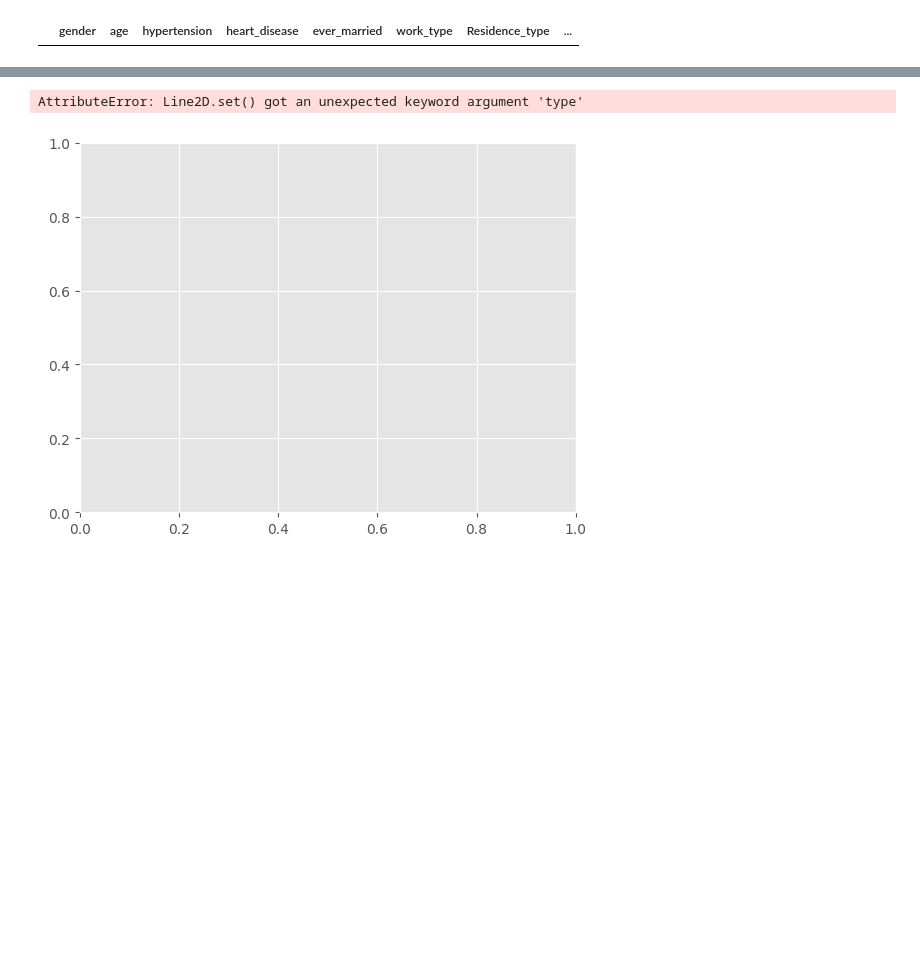
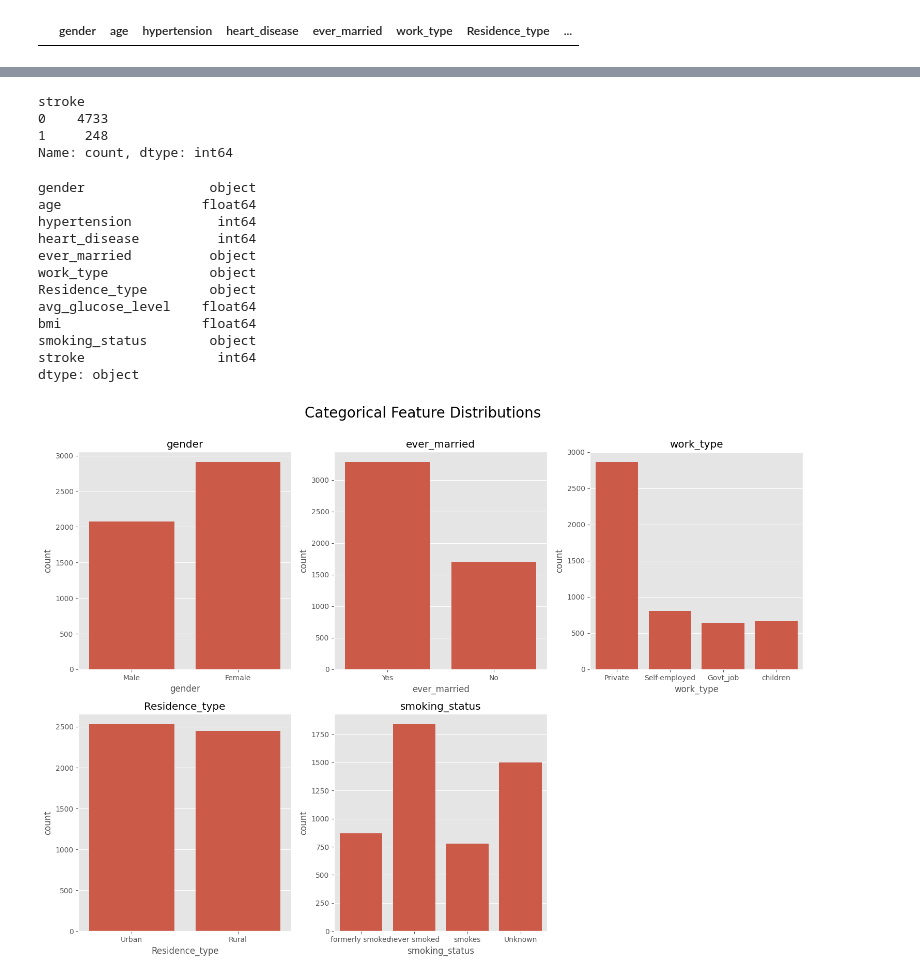
Before and after one commit to Shaun-L/Stroke_Prediction, a Jupyter notebook: stroke.ipynb, the cells around one changed output, grey strips where cells are left out. Saved outputs shown, nothing was run; the diff lists cells and outputs as text; code cells hidden in the pictures; blank space fills up the shorter version.

```diff
--- a/stroke.ipynb
+++ b/stroke.ipynb
@@ -54,5 +78,48 @@ df.loc[df.duplicated()]
+# %%
+df['stroke'].value_counts() # very imbalanced
+# %% [output]
+stroke
+0    4733
+1     248
+Name: count, dtype: int64
 # %%
-df.plot()
+df.dtypes
 # %% [output]
-AttributeError: Line2D.set() got an unexpected keyword argument 'type'
+gender                object
+age                  float64
+hypertension           int64
+heart_disease          int64
+ever_married          object
+work_type             object
+Residence_type        object
+avg_glucose_level    float64
+bmi                  float64
+smoking_status        object
+stroke                 int64
+dtype: object
-[figure, removed]
+# %%
+# Identify categorical columns
+categorical_columns = df.select_dtypes(include=['object', 'category']).columns
+
+# Set up the figure and axes
+num_cols = len(categorical_columns)
+rows = int(np.ceil(num_cols))  # Adjust based on preference
+fig, axes = plt.subplots(rows, min(num_cols, 3), figsize=(15, 5 * rows))
+
+# Flatten axes array in case of a single row
+axes = axes.flatten() if num_cols > 1 else [axes]
+
+# Plot each categorical feature
+for i, col in enumerate(categorical_columns):
+    sns.countplot(x=df[col], ax=axes[i])
+    axes[i].set_title(col)
+
+# Remove empty subplots
+for j in range(i + 1, len(axes)):
+    fig.delaxes(axes[j])
+
+plt.tight_layout()
+plt.suptitle("Categorical Feature Distributions", fontsize=20, y=1.02)
+plt.show()
+# %% [output]
+[figure, added]
```
Also changed, not shown: parts of 33 cells of this notebook, 1 other file.
